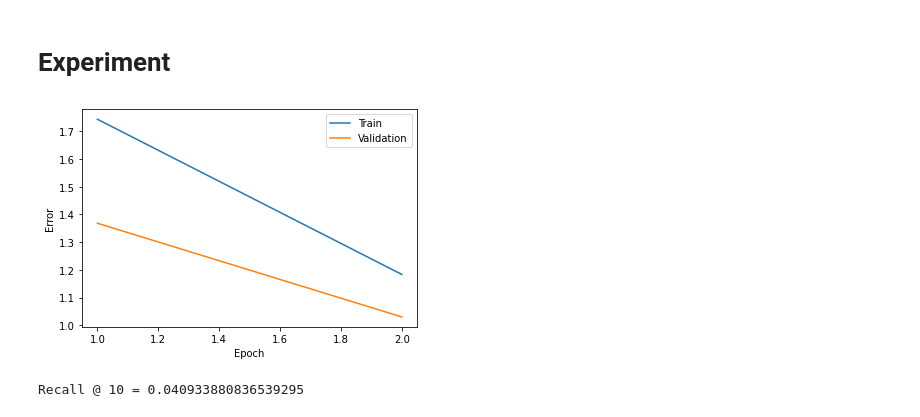
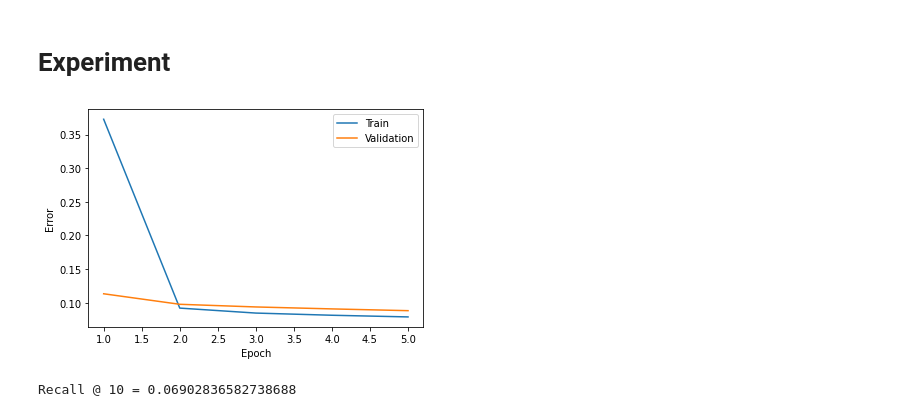
Before and after one commit to JulesDesmet/rbm_recommender, a Jupyter notebook: GoodreadsRBM.ipynb, the cells around one changed output. Saved outputs shown, nothing was run; the diff lists cells and outputs as text; code cells hidden in the pictures.

```diff
--- a/GoodreadsRBM.ipynb
+++ b/GoodreadsRBM.ipynb
@@ -239,7 +239,7 @@ def convert_sparse_matrix_to_sparse_tensor(X) -> tf.SparseTensor:
     return tf.SparseTensor(indices, np.float32(coo.data), coo.shape)
 # %%
 shape = (interactions_df["user_id"].max() + 1, interactions_df["item_id"].max() + 1)
-interactions_df["rating"] = interactions_df["rating"].apply(lambda value: value / 5.0)
+interactions_df["rating"] = interactions_df["rating"].apply(lambda value: (value + 1) / 6.0)
 # interaction_matrix = create_sparse_matrix(interactions_df, shape)
 # normalized_matrix = interaction_matrix
 # normalized_matrix.data = (interaction_matrix.data / 5.0)
@@ -454,14 +454,16 @@ def plot_errors(train_errors: list, validation_errors: list, file_name: str = No
 # Experiment
 # %%
 # Training hyperparameters
-epochs = 2
-batch_size = 250
+epochs = 5
+batch_size = 100
 gibbs_sampling_iterations = 1
 nr_recommendations = 10
 alpha = 0.01  # Learning rate
 
-hiddenUnits = 20
+hiddenUnits = 1000
 visibleUnits = shape[1]
+
+rng = tf.random.Generator.from_seed(1)
 # %%
 W, D, vb, hb = None, None, None, None
 
@@ -477,36 +479,40 @@ for seed in trange(1, 6, leave=False):
     for train_indices, validation_indices in split_k_folds(train):
         tensor_train = convert_sparse_matrix_to_sparse_tensor(train[train_indices])
         tensor_validation = convert_sparse_matrix_to_sparse_tensor(train[validation_indices])
 
         train_ds = tf.data.Dataset.from_tensor_slices(tensor_train).batch(batch_size)
         validation_ds = tf.data.Dataset.from_tensor_slices(tensor_validation).batch(batch_size)
 
-        W = tf.Variable(tf.zeros([visibleUnits, hiddenUnits]), tf.float32)
-        D = tf.Variable(tf.zeros([visibleUnits, hiddenUnits]), tf.bool)
-        vb = tf.Variable(tf.zeros([visibleUnits]), tf.float32)
-        hb = tf.Variable(tf.zeros([hiddenUnits]), tf.float32)
+        # W = tf.Variable(tf.zeros([visibleUnits, hiddenUnits]), tf.float32)
+        # D = tf.Variable(tf.zeros([visibleUnits, hiddenUnits]), tf.bool)
+        # vb = tf.Variable(tf.zeros([visibleUnits]), tf.float32)
+        # hb = tf.Variable(tf.zeros([hiddenUnits]), tf.float32)
+
+        W = tf.Variable(rng.normal([visibleUnits, hiddenUnits], 0, 0.1), tf.float32)
+        vb = tf.Variable(rng.normal([visibleUnits], 0, 0.1), tf.float32)
+        hb = tf.Variable(rng.normal([hiddenUnits], 0, 0.1), tf.float32)
 
         W, _, vb, hb, train_errors, validation_errors = train_rbm(train_ds, validation_ds, W, vb, hb)
 
         for epoch in range(epochs):
             mean_train_errors[epoch] += train_errors[epoch] / 5
             mean_validation_errors[epoch] += validation_errors[epoch] / 5
 
         break
 
     plot_errors(mean_train_errors, mean_validation_errors)
 
     recommendations = np.empty((shape[0], 10), dtype=np.int_)
     for batch_start in trange(0, train.shape[0], batch_size, leave=False):
         batch_end = batch_start + batch_size
         batch = train[batch_start: batch_end]
         # r = get_r(convert_sparse_matrix_to_sparse_tensor(batch))
         recommendations[batch_start: batch_end] = get_k_recommendations(batch.toarray(), W, hb, vb, nr_recommendations)
     recall = compute_recall(test, array_to_sparse_matrix(recommendations))
 
     print("Recall @", nr_recommendations, "=", recall)
 
     break
 # %% [output]
-[figure, old version]
+[figure, new version]
-Recall @ 10 = 0.040933880836539295
+Recall @ 10 = 0.06902836582738688
```
Also changed, not shown: parts of 1 cell of this notebook.
